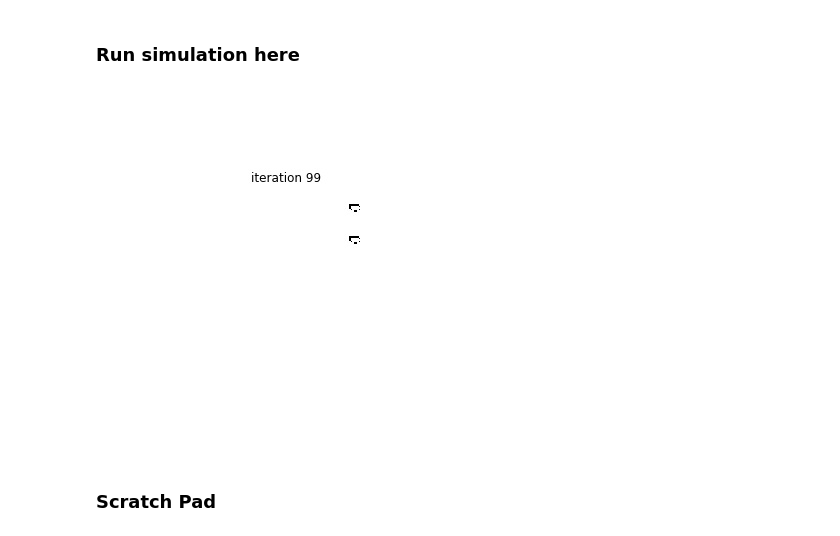
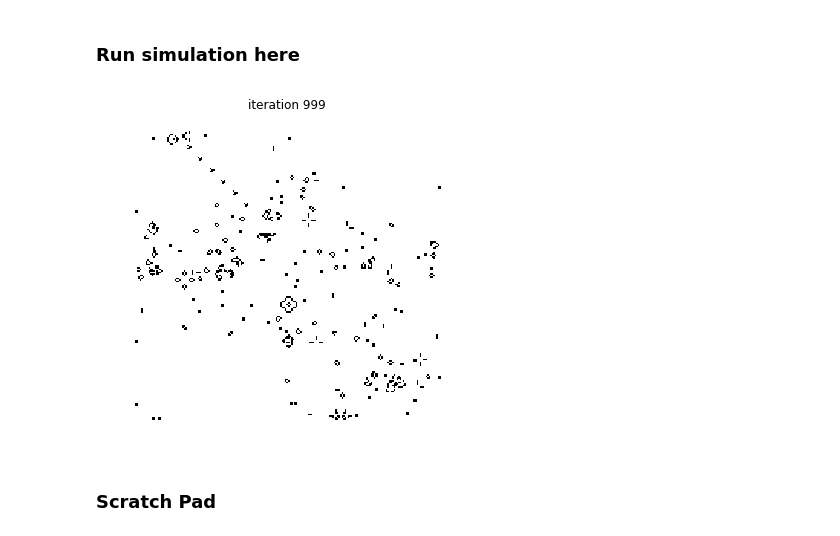
Before and after one commit to kechan/PyTorchPlayground, a Jupyter notebook: Conway's Game of Life PyTorch Implementation.ipynb, the cells around one changed output. Drawn from its saved outputs; the diff is of its cells as text; code cells hidden in the pictures.

```diff
--- a/Conway's Game of Life PyTorch Implementation.ipynb
+++ b/Conway's Game of Life PyTorch Implementation.ipynb
@@ -261,20 +291,20 @@ a = x_random
 # %%
 # Setup "a" the initial pattern by running one of the cell in the above section
 
-num_iteration = 100
+num_iteration = 1000
 
 try:
     for i in range(num_iteration):
         a = evolve(a, kernel)
 
 #         time.sleep(0.5)
         vis_stream(1-np.squeeze(a.cpu().numpy()), i)
         IPython.display.clear_output(wait=True)
 except KeyboardInterrupt:
     plt.close()
     print("Stream stopped.")
 # %% [output]
-[figure, old version]
+[figure, new version]
 # %% [markdown]
 ### Scratch Pad
 # %%
```
Also changed, not shown: parts of 4 cells of this notebook.
